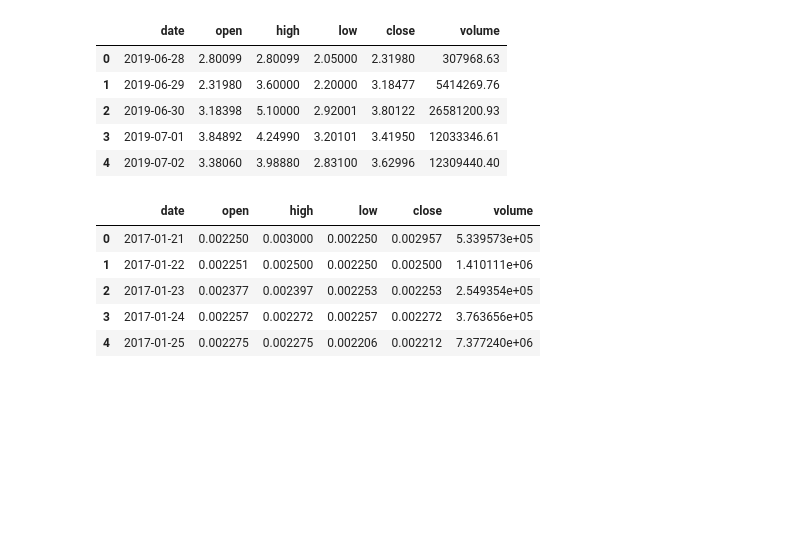
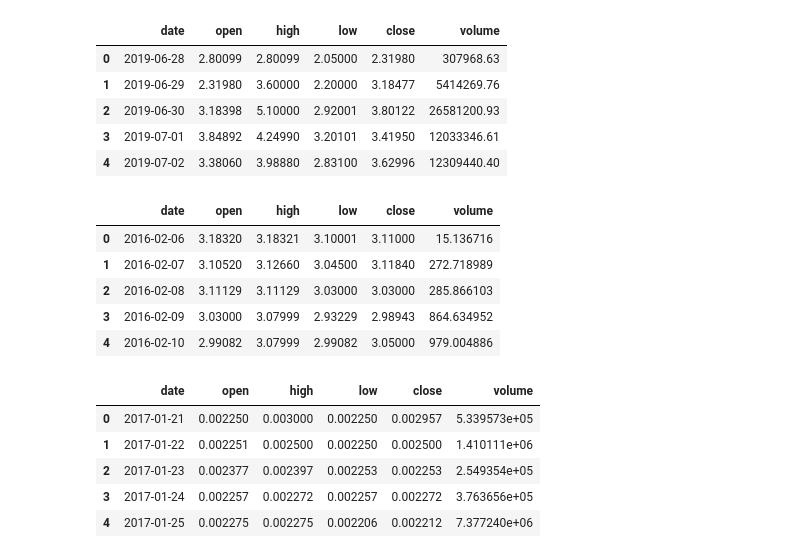
Before and after one commit to nospmah/fintech.group_project, a Jupyter notebook: notebooks/brian_working_2.ipynb, the cells around one changed output. Cells and saved outputs as stored; diff of their text form; code cells hidden in the pictures; blank space fills up the shorter version.

```diff
--- a/notebooks/brian_working_2.ipynb
+++ b/notebooks/brian_working_2.ipynb
@@ -84,6 +77,17 @@ link_df.head()
 | 2 | 2019-06-30 | 3.18398 | 5.10000 | 2.92001 | 3.80122 | 26581200.93 |
 | 3 | 2019-07-01 | 3.84892 | 4.24990 | 3.20101 | 3.41950 | 12033346.61 |
 | 4 | 2019-07-02 | 3.38060 | 3.98880 | 2.83100 | 3.62996 | 12309440.40 |
+# %%
+# LTC historical OHLCV
+ltc_df = ds.get_crypto_OHLCV(coin_api_key, 'LTC', start_date, end_date, '1DAY')
+ltc_df.head()
+# %% [output]
+|  | date | open | high | low | close | volume |
+| 0 | 2016-02-06 | 3.18320 | 3.18321 | 3.10001 | 3.11000 | 15.136716 |
+| 1 | 2016-02-07 | 3.10520 | 3.12660 | 3.04500 | 3.11840 | 272.718989 |
+| 2 | 2016-02-08 | 3.11129 | 3.11129 | 3.03000 | 3.03000 | 285.866103 |
+| 3 | 2016-02-09 | 3.03000 | 3.07999 | 2.93229 | 2.98943 | 864.634952 |
+| 4 | 2016-02-10 | 2.99082 | 3.07999 | 2.99082 | 3.05000 | 979.004886 |
 # %%
 # Stellar Lumens historical OHLCV
 xlm_df = ds.get_crypto_OHLCV(coin_api_key, 'XLM', start_date, end_date, '1DAY')
```
Also changed, not shown: parts of 5 cells of this notebook, 3 other files.
